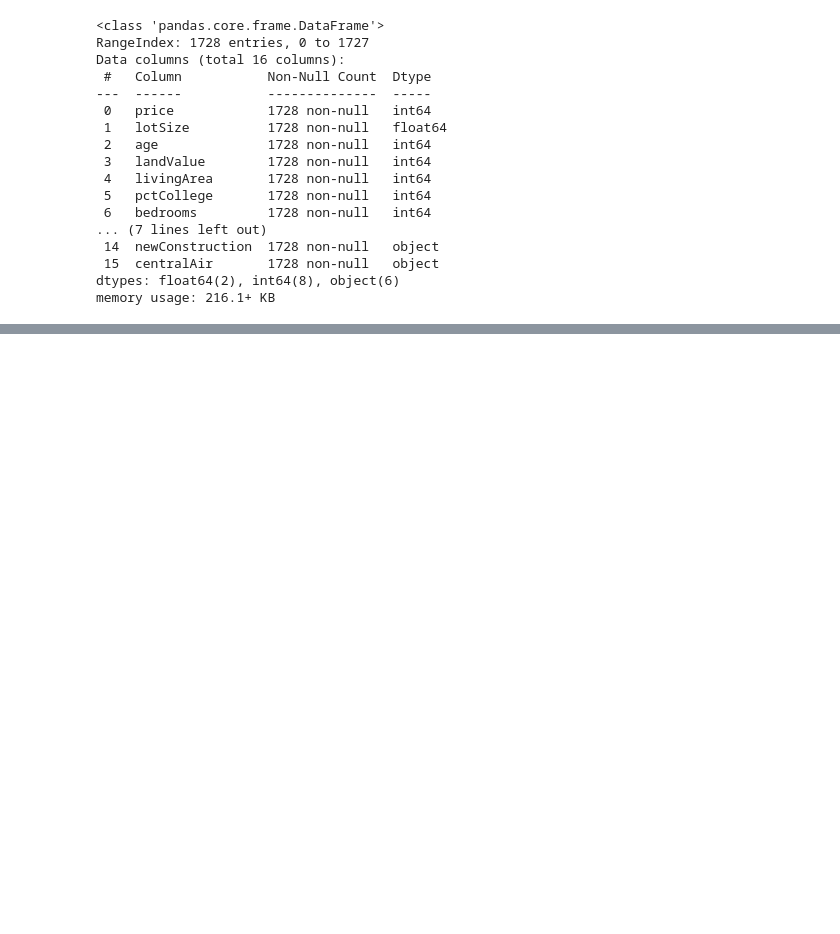
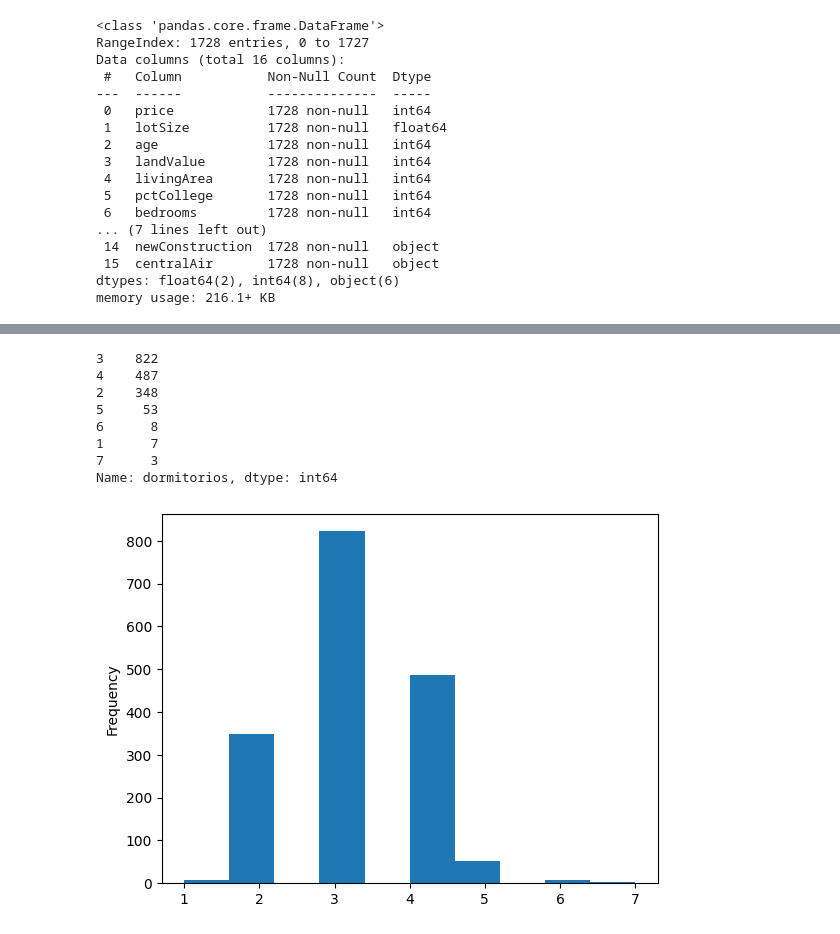
Before and after one commit to juandi247/Inteligencia_Artificial, a Jupyter notebook: intro.ipynb, the cells around one changed output, grey strips where cells are left out. Cells and saved outputs as stored; diff of their text form; code cells hidden in the pictures; blank space fills up the shorter version.

```diff
--- a/intro.ipynb
+++ b/intro.ipynb
@@ -60,0 +115,13 @@ memory usage: 216.1+ KB
+# %%
+df.dormitorios.plot.hist() #graficar en un histograma
+pd.value_counts(df.dormitorios) #datos
+# %% [output]
+3    822
+4    487
+2    348
+5     53
+6      8
+1      7
+7      3
+Name: dormitorios, dtype: int64
+[figure, added]
```
Also changed, not shown: parts of 15 cells of this notebook.
